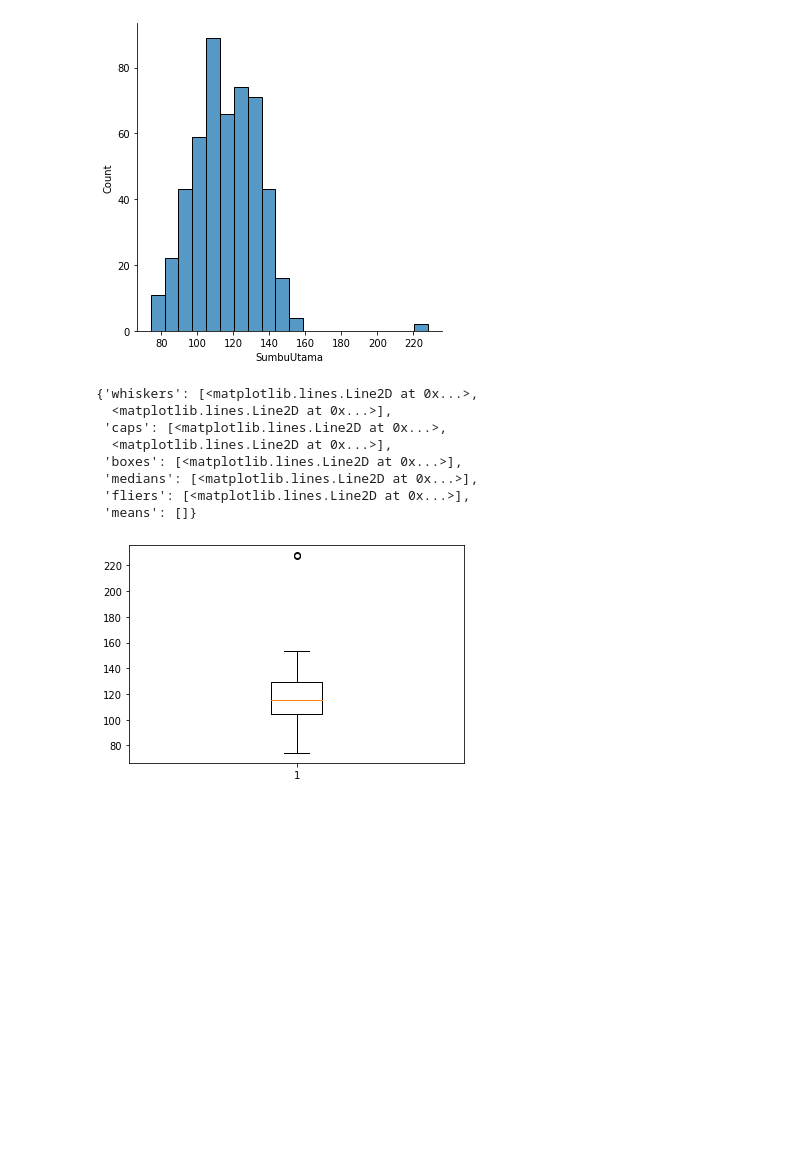
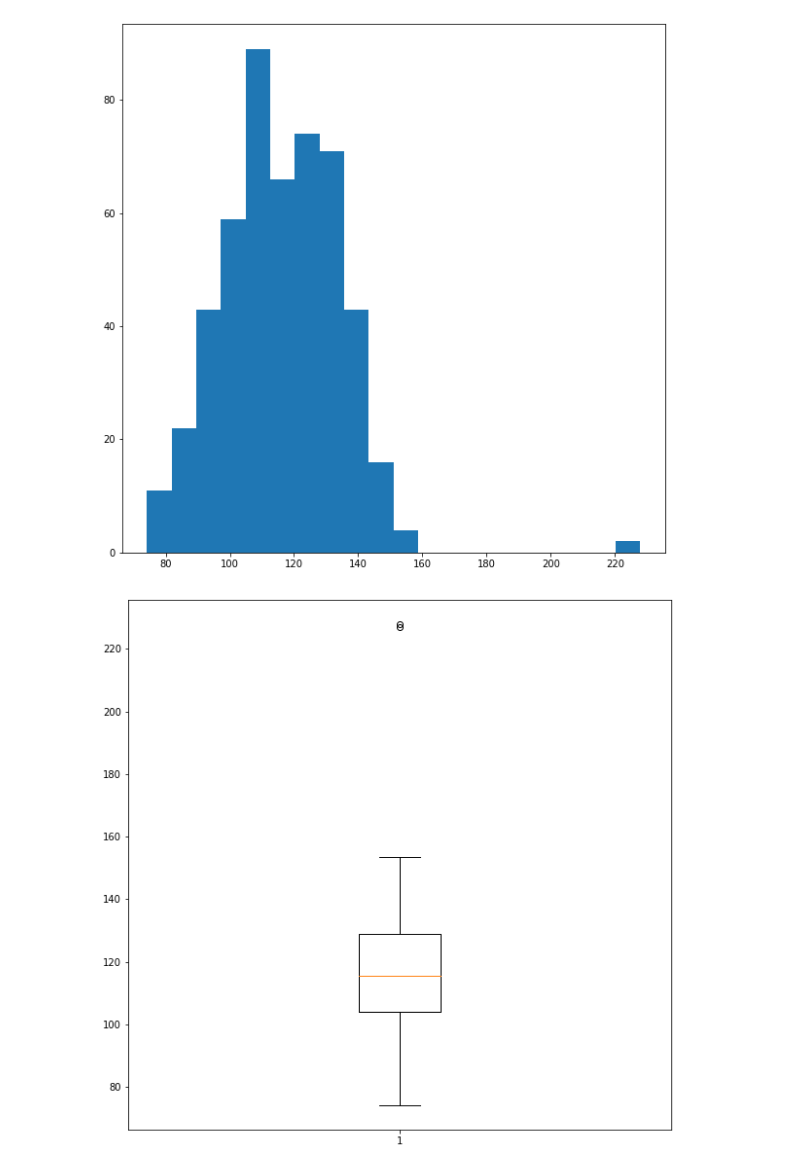
Before and after one commit to chrslex/TubesProbstat, a Jupyter notebook: Tubes keknya sih.ipynb, the cells around one changed output. Drawn from its saved outputs; the diff is of its cells as text; code cells hidden in the pictures; blank space fills up the shorter version.

```diff
--- a/Tubes keknya sih.ipynb
+++ b/Tubes keknya sih.ipynb
@@ -105,22 +100,17 @@ plt.boxplot(df_sumbu)
 # %%
 ## a. Kolom SumbuUtama
 df = data.loc[:, "SumbuUtama"]
-sns.displot(df, bins = 20)
+plt.figure(figsize=(10,10))
+plt.hist(df, bins = 20)
 plt.show()
 # KOMENTAR :
+plt.figure(figsize=(10,10))
 plt.boxplot(df)
+plt.show()
 # KOMENTAR
 # %% [output]
-[figure, old version]
+[figure, new version]
-{'whiskers': [<matplotlib.lines.Line2D at 0x...>,
-  <matplotlib.lines.Line2D at 0x...>],
- 'caps': [<matplotlib.lines.Line2D at 0x...>,
-  <matplotlib.lines.Line2D at 0x...>],
- 'boxes': [<matplotlib.lines.Line2D at 0x...>],
- 'medians': [<matplotlib.lines.Line2D at 0x...>],
- 'fliers': [<matplotlib.lines.Line2D at 0x...>],
- 'means': []}
-[figure, old version]
+[figure, new version]
 # %%
 ## a. Kolom Keunikan
 df = data.loc[:, "Keunikan"]
```
Also changed, not shown: parts of 10 cells of this notebook.
